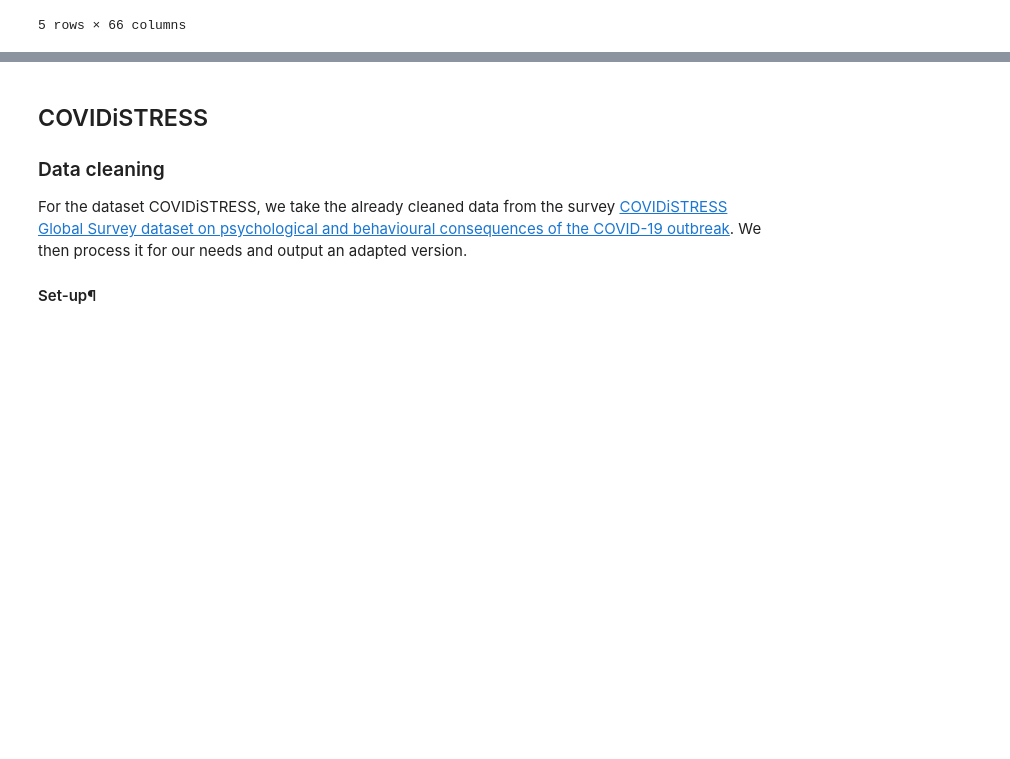
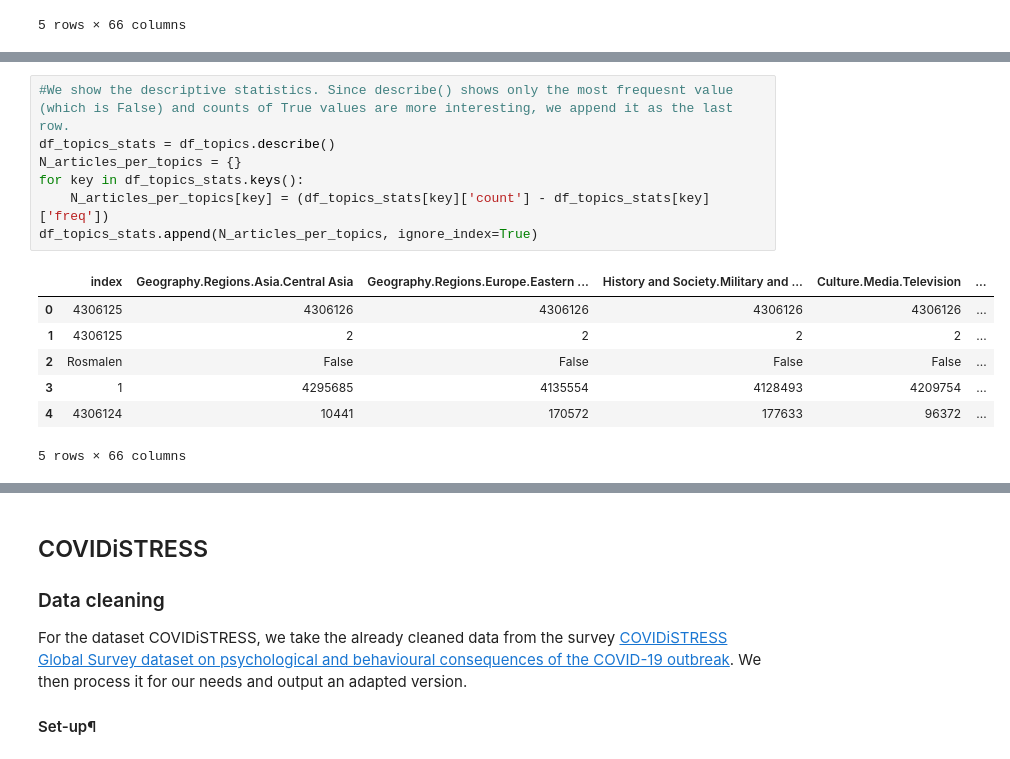
Before and after one commit to epfl-ada/ada-2022-project-adamsleg, a Jupyter notebook: main.ipynb, the cells around one changed output, grey strips where cells are left out. Saved outputs shown, nothing was run; the diff lists cells and outputs as text; blank space fills up the shorter version.

```diff
--- a/main.ipynb
+++ b/main.ipynb
@@ -83,3 +126,18 @@ df_anxiety_keyword.head(5) #Social_anxiety is in the STEM.Medicine & Health topi
 | 805017 | Library_anxiety | False | False | False | False | ... |
 | 853325 | Separation_anxiety_in_dogs | False | False | False | False | ... |
 5 rows × 66 columns
+# %%
+#We show the descriptive statistics. Since describe() shows only the most frequesnt value (which is False) and counts of True values are more interesting, we append it as the last row.
+df_topics_stats = df_topics.describe()
+N_articles_per_topics = {}
+for key in df_topics_stats.keys():
+    N_articles_per_topics[key] = (df_topics_stats[key]['count'] - df_topics_stats[key]['freq'])
+df_topics_stats.append(N_articles_per_topics, ignore_index=True)
+# %% [output]
+|  | index | Geography.Regions.Asia.Central Asia | Geography.Regions.Europe.Eastern ... | History and Society.Military and ... | Culture.Media.Television | ... |
+| 0 | 4306125 | 4306126 | 4306126 | 4306126 | 4306126 | ... |
+| 1 | 4306125 | 2 | 2 | 2 | 2 | ... |
+| 2 | Rosmalen | False | False | False | False | ... |
+| 3 | 1 | 4295685 | 4135554 | 4128493 | 4209754 | ... |
+| 4 | 4306124 | 10441 | 170572 | 177633 | 96372 | ... |
+5 rows × 66 columns
```
Also changed, not shown: parts of 17 cells of this notebook.
